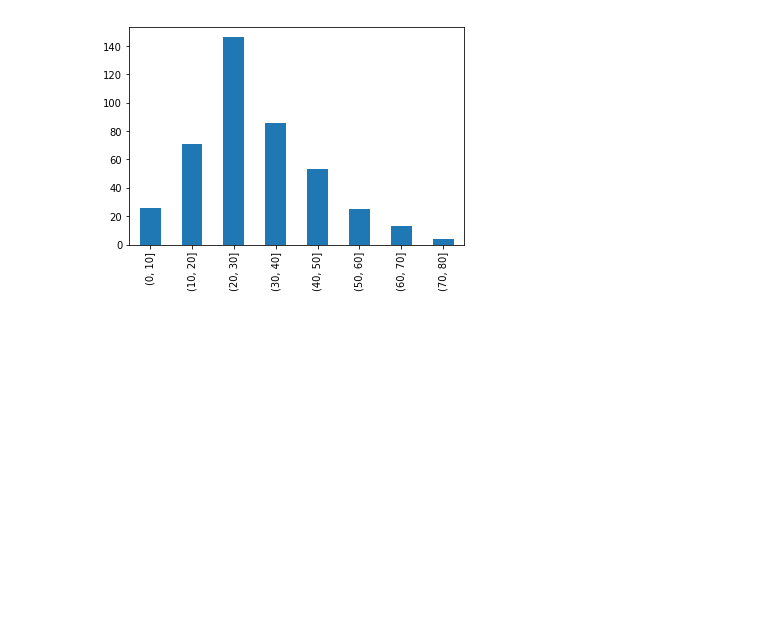
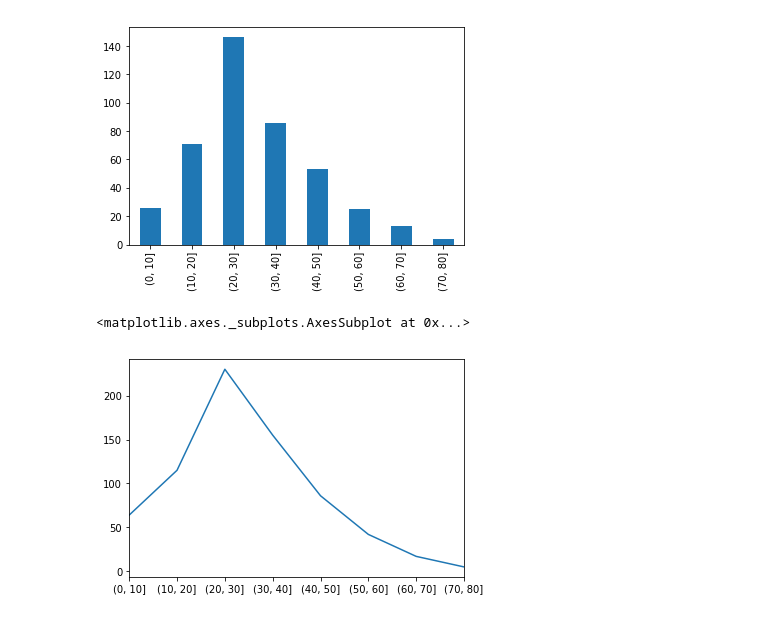
Before and after one commit to 3liud/Titanic-survivors-data-exploration-using-jupyter, a Jupyter notebook: exploration of the data.ipynb, the cells around one changed output. Saved outputs shown, nothing was run; the diff lists cells and outputs as text; code cells hidden in the pictures; blank space fills up the shorter version.

```diff
--- a/exploration of the data.ipynb
+++ b/exploration of the data.ipynb
@@ -118,3 +107,8 @@ data[data['Survived'] == 0]['AgeBin'].value_counts().sort_index().plot(kind='bar
 # %% [output]
 <matplotlib.axes._subplots.AxesSubplot at 0x...>
 [figure]
+# %%
+data['AgeBin'].value_counts().sort_index().plot(kind='line')
+# %% [output]
+<matplotlib.axes._subplots.AxesSubplot at 0x...>
+[figure, added]
```
Also changed, not shown: parts of 18 cells of this notebook, 2 other files.
